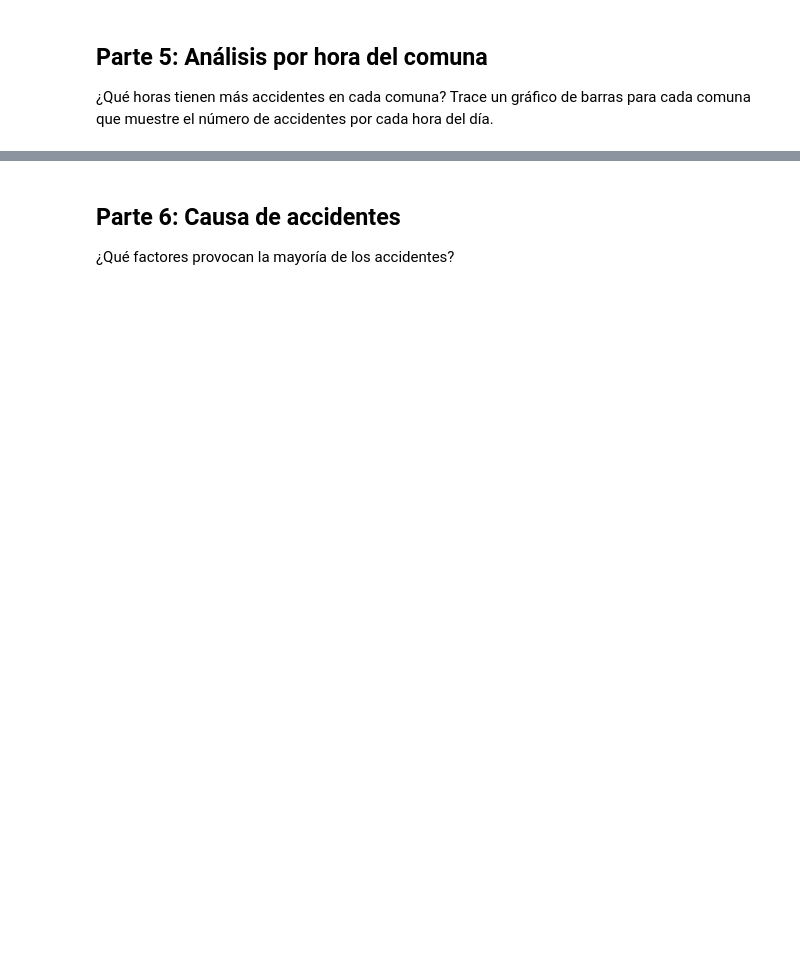
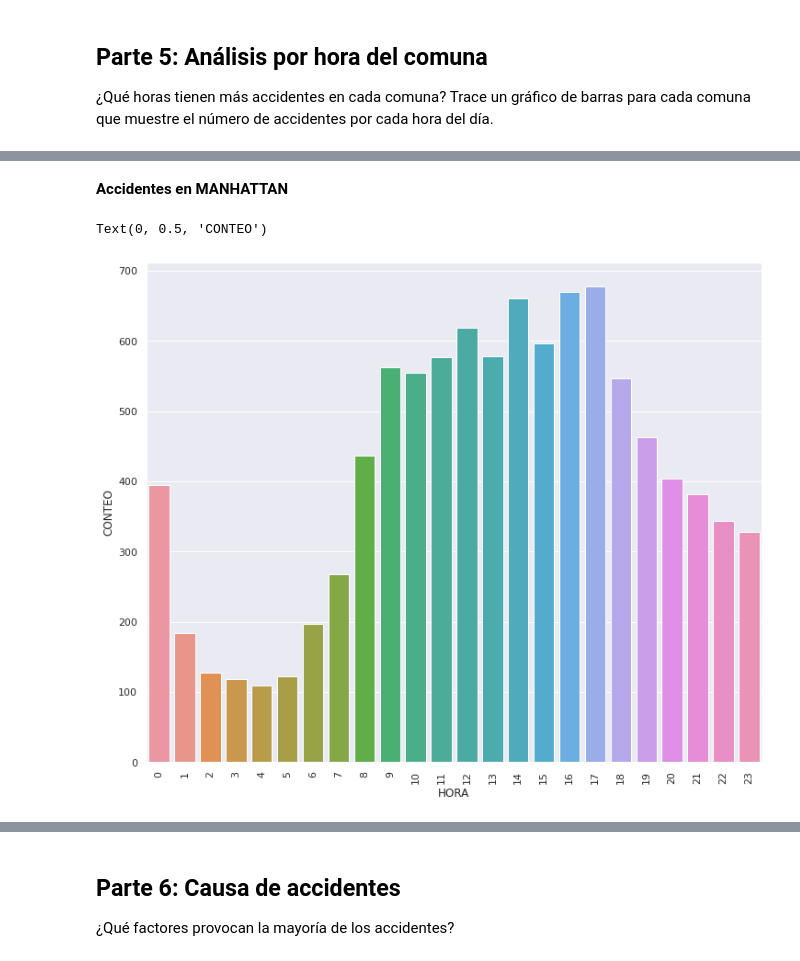
Before and after one commit to hnmelo/MujeresDigitales, a Jupyter notebook: Taller_Semana_4.ipynb, the cells around one changed output, grey strips where cells are left out. Saved outputs shown, nothing was run; the diff lists cells and outputs as text; code cells hidden in the pictures; blank space fills up the shorter version.

```diff
--- a/Taller_Semana_4.ipynb
+++ b/Taller_Semana_4.ipynb
@@ -139,0 +186,11 @@ Trace un gráfico de barras del número total de accidentes en cada comuna, así
+# %% [markdown]
+**Accidentes en MANHATTAN**
+# %%
+sns.set(rc={'figure.figsize':(12,10)})
+m_mask = manhattan.groupby('HORA').count()
+sns.barplot(y='ANO_DIA', x= m_mask.index, data= m_mask)
+plt.xticks(rotation=90)
+plt.ylabel('CONTEO')
+# %% [output]
+Text(0, 0.5, 'CONTEO')
+[figure, added]
```
Also changed, not shown: parts of 16 cells of this notebook.
